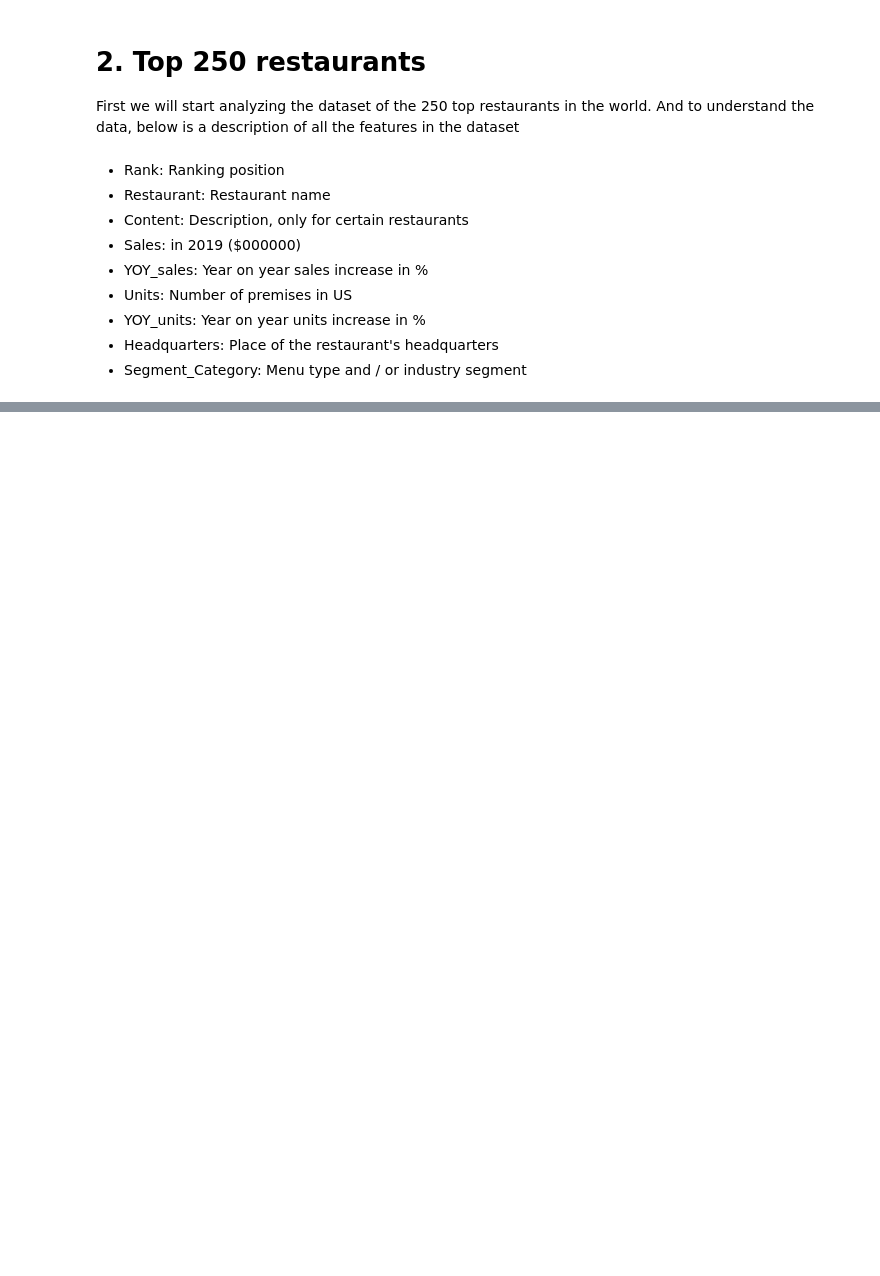
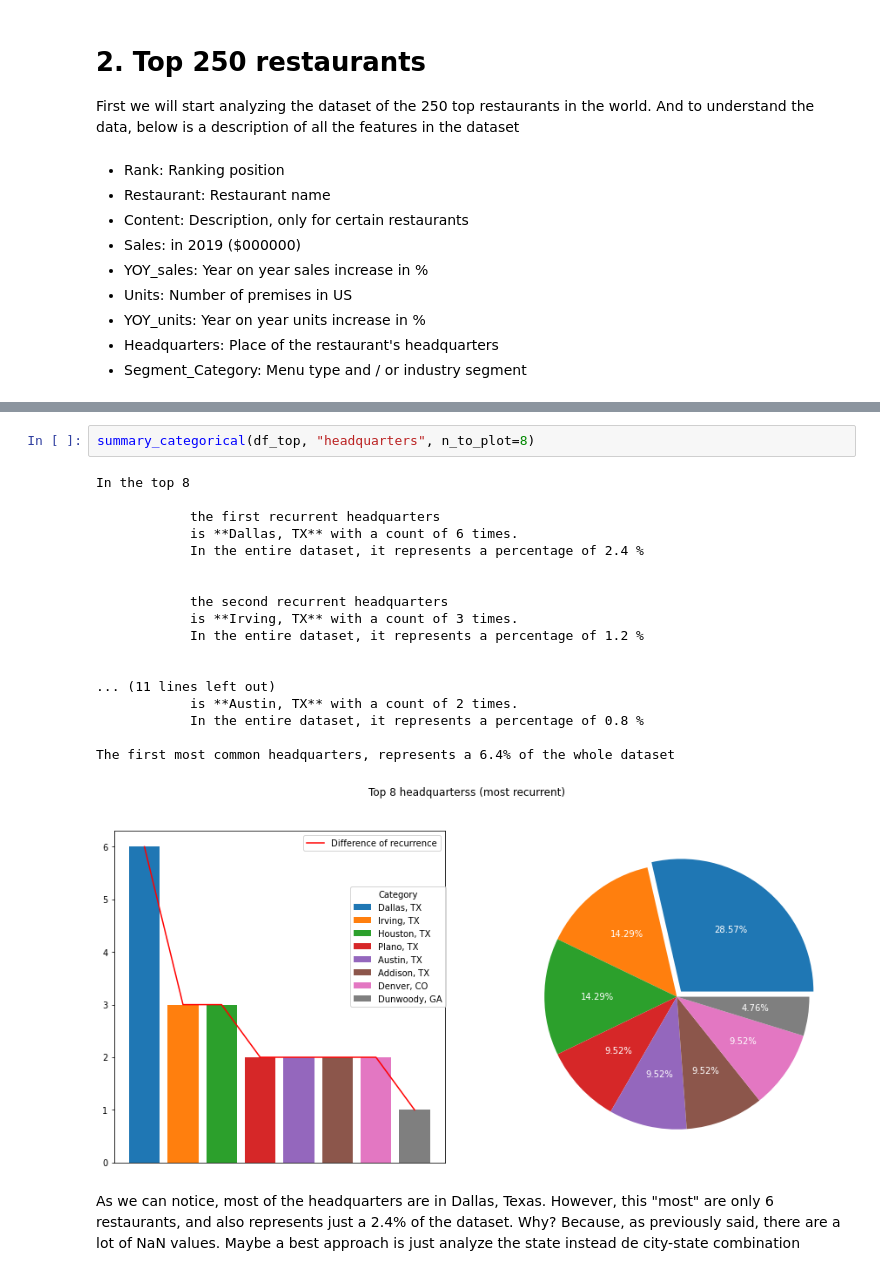
Before and after one commit to ftarantuviez/Restaurant-Business-Rankings-2020, a Jupyter notebook: Restaurant Business Rankings 2020.ipynb, the cells around one changed output, grey strips where cells are left out. Saved outputs shown, nothing was run; the diff lists cells and outputs as text; blank space fills up the shorter version.

```diff
--- a/Restaurant Business Rankings 2020.ipynb
+++ b/Restaurant Business Rankings 2020.ipynb
@@ -74,0 +465,24 @@ df_top.columns.values
+# %%
+summary_categorical(df_top, "headquarters", n_to_plot=8)
+# %% [output]
+In the top 8
+
+            the first recurrent headquarters
+            is **Dallas, TX** with a count of 6 times.
+            In the entire dataset, it represents a percentage of 2.4 %
+
+
+            the second recurrent headquarters
+            is **Irving, TX** with a count of 3 times.
+            In the entire dataset, it represents a percentage of 1.2 %
+
+
+... (11 lines left out)
+            is **Austin, TX** with a count of 2 times.
+            In the entire dataset, it represents a percentage of 0.8 %
+
+The first most common headquarters, represents a 6.4% of the whole dataset
+[figure, added]
+# %% [markdown]
+As we can notice, most of the headquarters are in Dallas, Texas. However, this "most" are only 6 restaurants, and also represents just a 2.4% of the dataset. Why? Because, as previously said, there are a lot of NaN values.
+Maybe a best approach is just analyze the state instead de city-state combination
```
Also changed, not shown: parts of 49 cells of this notebook.
